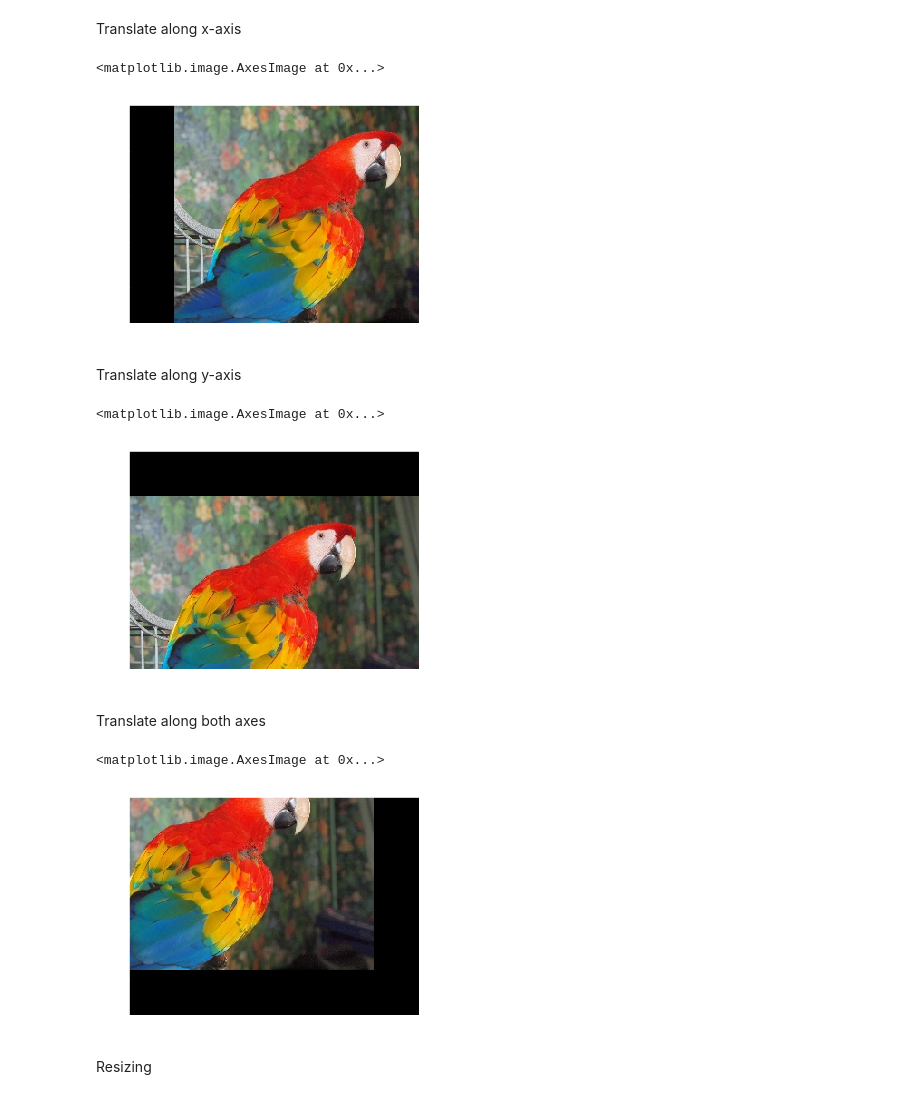
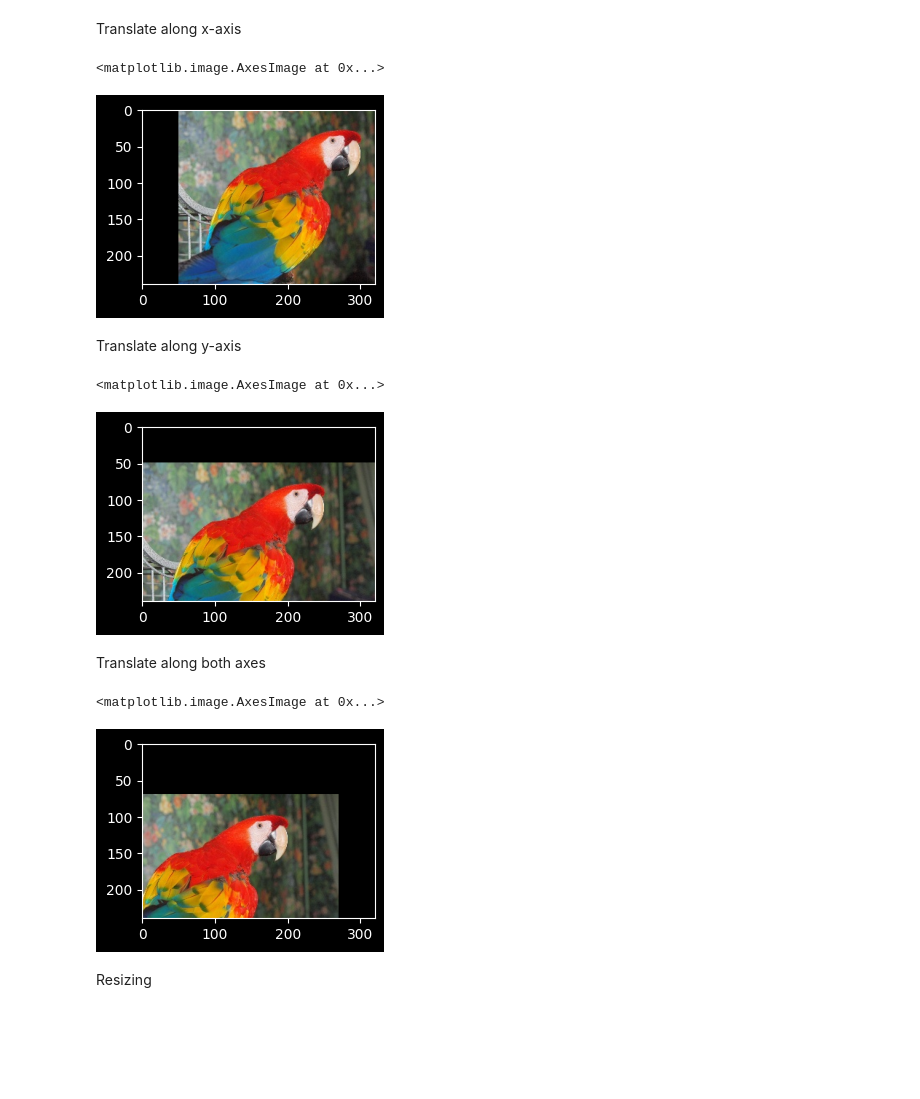
Before and after one commit to gorodion/pycv, a Jupyter notebook: demo.ipynb, the cells around one changed output. Cells and saved outputs as stored; diff of their text form; code cells hidden in the pictures; blank space fills up the shorter version.

```diff
--- a/demo.ipynb
+++ b/demo.ipynb
@@ -7,6 +7,7 @@ import matplotlib.pyplot as plt
 import numpy as np
 
 plt.style.use('dark_background')
+plt.rcParams['figure.figsize'] = (3,3)
 # %% [markdown]
 ## Input/Output
 # %% [markdown]
@@ -291,7 +315,7 @@ translated = cv3.xshift(img, 50) # or cv3.xtranslate
 plt.imshow(translated)
 # %% [output]
 <matplotlib.image.AxesImage at 0x...>
-[figure, old version]
+[figure, new version]
 # %% [markdown]
 Translate along y-axis
 # %%
@@ -299,15 +323,15 @@ translated = cv3.yshift(img, 50) # or cv3.ytranslate
 plt.imshow(translated)
 # %% [output]
 <matplotlib.image.AxesImage at 0x...>
-[figure, old version]
+[figure, new version]
 # %% [markdown]
 Translate along both axes
 # %%
-translated = cv3.shift(img, x=-50, y=-50) # or cv3.translate
+translated = cv3.shift(img, x=-50, y=70) # or cv3.translate
 plt.imshow(translated)
 # %% [output]
 <matplotlib.image.AxesImage at 0x...>
-[figure, old version]
+[figure, new version]
 # %% [markdown]
 Resizing
 # %% [markdown]
```
Also changed, not shown: parts of 92 cells of this notebook, 20 other files.
